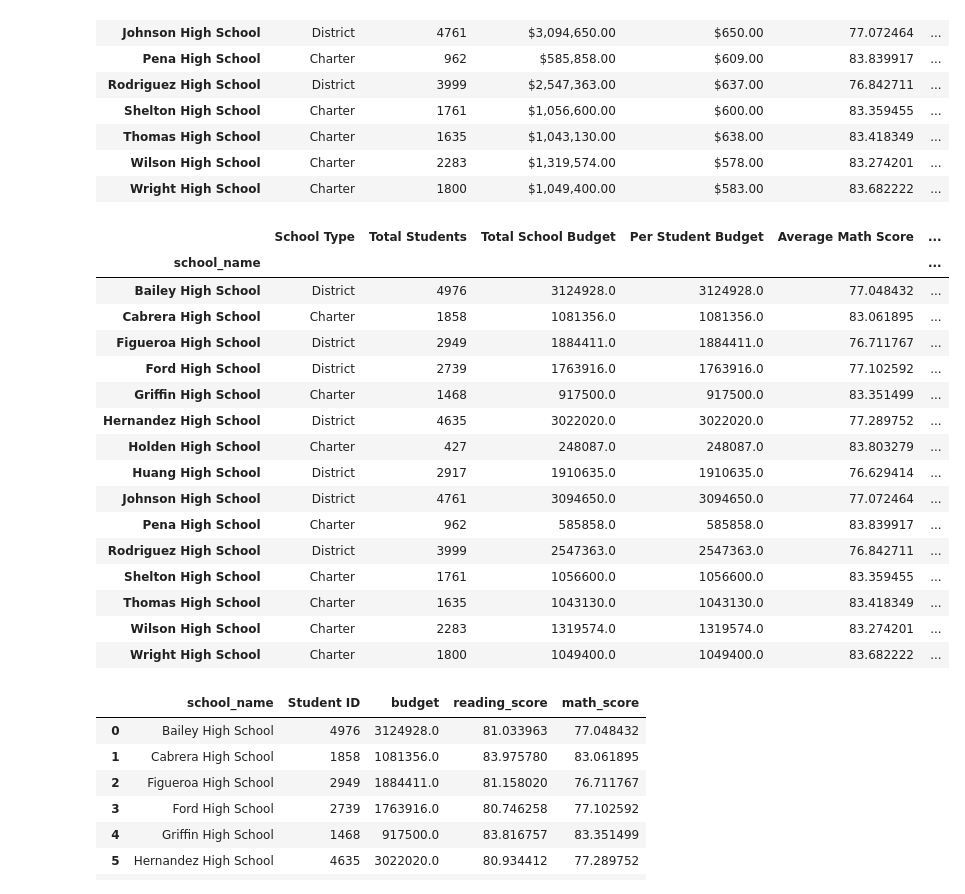
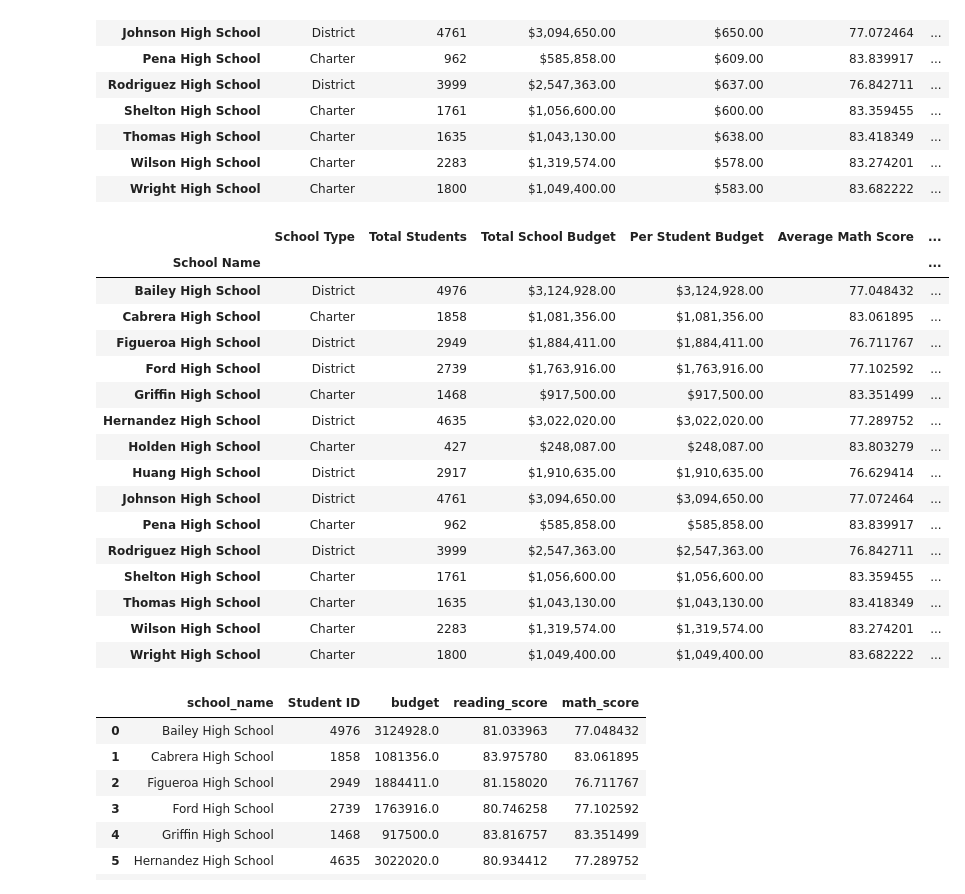
Before and after one commit to cheibergam/pandas-challenge, a Jupyter notebook: PyCitySchools/PyCitySchools_starter.ipynb, the cells around one changed output. Saved outputs shown, nothing was run; the diff lists cells and outputs as text; code cells hidden in the pictures.

Commit message:
School Summary is complete.

```diff
--- a/PyCitySchools/PyCitySchools_starter.ipynb
+++ b/PyCitySchools/PyCitySchools_starter.ipynb
@@ -129,8 +129,6 @@ school_summary = school_summary.agg({"Student ID" : "size",
                                      "budget2" : "mean",
                                      "math_score" : "mean",
                                      "reading_score" : "mean"})
-
-
 
 # Calculating the number of students that passed in Math in each school
 df_approved_math = school_data_complete.query("math_score >= 70") \
@@ -141,53 +139,71 @@ df_approved_math = school_data_complete.query("math_score >= 70") \
 # Calculating the number of students that passed in Reading in each school
 df_approved_reading = school_data_complete.query("reading_score >= 70") \
                                           .groupby(["school_name"]) \
                                           .agg({'reading_score':'count'}) \
                                           .rename(columns={"reading_score" : "Approved Reading"})
 
 # Calculating the number of students that passed in each school
 df_approved = school_data_complete.query("reading_score >= 70 and math_score >= 70") \
                                   .groupby(["school_name"]) \
                                   .agg({'reading_score':'count'}) \
                                   .rename(columns={"reading_score" : "Approved"})
 
-# Merging the temporary tables with the information of students that passed in all
-
-
 # Reseting the index
 school_summary = school_summary.reset_index()
-school_summary = school_summary.set_index("school_name")
+
+# Merging the temporary tables with the information of students that passed in all
+# Combine the data into a single dataset.
+school_summary = pd.merge(school_summary, df_approved_math, how="left", on=["school_name", "school_name"])
+school_summary = pd.merge(school_summary, df_approved_reading, how="left", on=["school_name", "school_name"])
+school_summary = pd.merge(school_summary, df_approved, how="left", on=["school_name", "school_name"])
 
 # Renaming the columns
 school_summary = school_summary.rename(columns={"school_name" : "School Name",
                                                 "type" : "School Type",
                                                 "Student ID" : "Total Students",
                                                 "budget" : "Total School Budget",
                                                 "budget2" : "Per Student Budget",
                                                 "math_score" : "Average Math Score",
                                                 "reading_score" : "Average Reading Score"
                                                })
 
+# Calculating the percentages based on number of students in each school, as per the requirements
+school_summary["Approved Math"] = school_summary["Approved Math"] / school_summary["Total Students"] * 100
+school_summary["Approved Reading"] = school_summary["Approved Reading"] / school_summary["Total Students"] * 100
+school_summary["Approved"] = school_summary["Approved"] / school_summary["Total Students"] * 100
 
+# Renaming the columns for the percentages
+school_summary = school_summary.rename(columns={"Approved Math" : "% Passing Math",
+                                                "Approved Reading" : "% Passing Reading",
+                                                "Approved" : "% Overall Passing"
+                                               })
+
+# Adjusting the formatted values as per the requirement
+school_summary["Total School Budget"] = school_summary["Total School Budget"].map("${:,.2f}".format)
+school_summary["Per Student Budget"] = school_summary["Per Student Budget"].map("${:,.2f}".format)
+
+# Reseting the index
+school_summary = school_summary.set_index("School Name")
 
 school_summary
 # %% [output]
 |  | School Type | Total Students | Total School Budget | Per Student Budget | Average Math Score | ... |
-| school_name |  |  |  |  |  | ... |
-| Bailey High School | District | 4976 | 3124928.0 | 3124928.0 | 77.048432 | ... |
-| Cabrera High School | Charter | 1858 | 1081356.0 | 1081356.0 | 83.061895 | ... |
-| Figueroa High School | District | 2949 | 1884411.0 | 1884411.0 | 76.711767 | ... |
-| Ford High School | District | 2739 | 1763916.0 | 1763916.0 | 77.102592 | ... |
-| Griffin High School | Charter | 1468 | 917500.0 | 917500.0 | 83.351499 | ... |
-| Hernandez High School | District | 4635 | 3022020.0 | 3022020.0 | 77.289752 | ... |
-| Holden High School | Charter | 427 | 248087.0 | 248087.0 | 83.803279 | ... |
-| Huang High School | District | 2917 | 1910635.0 | 1910635.0 | 76.629414 | ... |
-| Johnson High School | District | 4761 | 3094650.0 | 3094650.0 | 77.072464 | ... |
-| Pena High School | Charter | 962 | 585858.0 | 585858.0 | 83.839917 | ... |
-| Rodriguez High School | District | 3999 | 2547363.0 | 2547363.0 | 76.842711 | ... |
-| Shelton High School | Charter | 1761 | 1056600.0 | 1056600.0 | 83.359455 | ... |
-| Thomas High School | Charter | 1635 | 1043130.0 | 1043130.0 | 83.418349 | ... |
-| Wilson High School | Charter | 2283 | 1319574.0 | 1319574.0 | 83.274201 | ... |
-| Wright High School | Charter | 1800 | 1049400.0 | 1049400.0 | 83.682222 | ... |
+| School Name |  |  |  |  |  | ... |
+| Bailey High School | District | 4976 | $3,124,928.00 | $3,124,928.00 | 77.048432 | ... |
+| Cabrera High School | Charter | 1858 | $1,081,356.00 | $1,081,356.00 | 83.061895 | ... |
+| Figueroa High School | District | 2949 | $1,884,411.00 | $1,884,411.00 | 76.711767 | ... |
+| Ford High School | District | 2739 | $1,763,916.00 | $1,763,916.00 | 77.102592 | ... |
+| Griffin High School | Charter | 1468 | $917,500.00 | $917,500.00 | 83.351499 | ... |
+| Hernandez High School | District | 4635 | $3,022,020.00 | $3,022,020.00 | 77.289752 | ... |
+| Holden High School | Charter | 427 | $248,087.00 | $248,087.00 | 83.803279 | ... |
+| Huang High School | District | 2917 | $1,910,635.00 | $1,910,635.00 | 76.629414 | ... |
+| Johnson High School | District | 4761 | $3,094,650.00 | $3,094,650.00 | 77.072464 | ... |
+| Pena High School | Charter | 962 | $585,858.00 | $585,858.00 | 83.839917 | ... |
+| Rodriguez High School | District | 3999 | $2,547,363.00 | $2,547,363.00 | 76.842711 | ... |
+| Shelton High School | Charter | 1761 | $1,056,600.00 | $1,056,600.00 | 83.359455 | ... |
+| Thomas High School | Charter | 1635 | $1,043,130.00 | $1,043,130.00 | 83.418349 | ... |
+| Wilson High School | Charter | 2283 | $1,319,574.00 | $1,319,574.00 | 83.274201 | ... |
+| Wright High School | Charter | 1800 | $1,049,400.00 | $1,049,400.00 | 83.682222 | ... |
 # %%
 list_of_columns = ["budget", "reading_score", "math_score"]
 resumo_do_gordo = school_data_complete.groupby(["school_name"]) \
```
